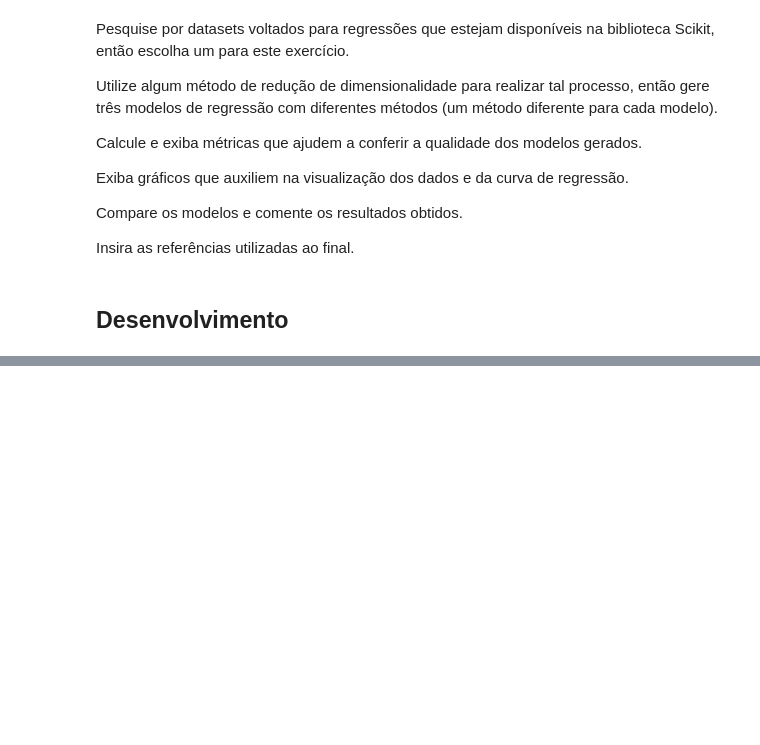
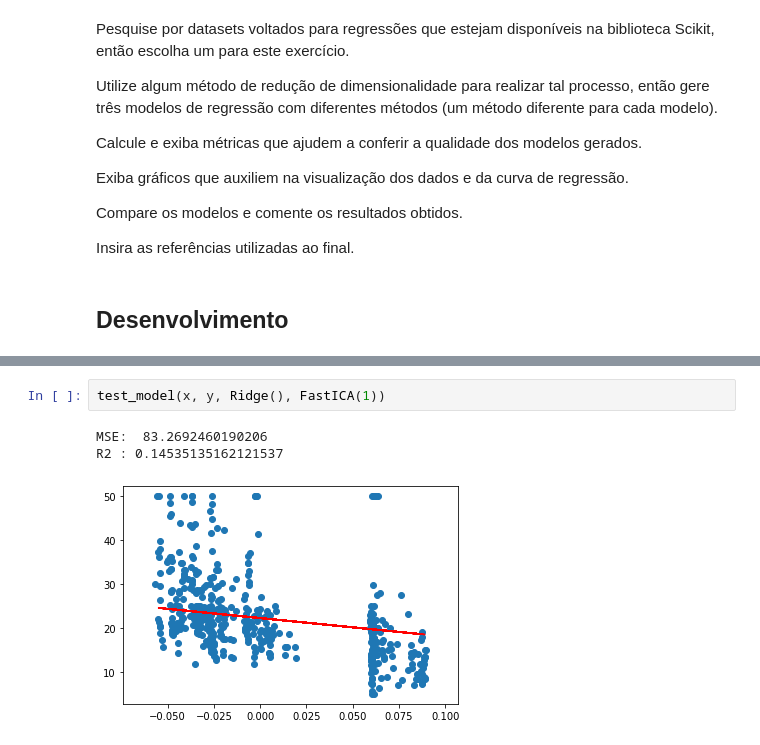
Before and after one commit to jonatas57/si, a Jupyter notebook: aula3/EC_3.ipynb, the cells around one changed output, grey strips where cells are left out. Drawn from its saved outputs; the diff is of its cells as text; blank space fills up the shorter version.

```diff
--- a/aula3/EC_3.ipynb
+++ b/aula3/EC_3.ipynb
@@ -30,0 +76,6 @@ Insira as referências utilizadas ao final.
+# %%
+test_model(x, y, Ridge(), FastICA(1))
+# %% [output]
+MSE:  83.2692460190206
+R2 : 0.14535135162121537
+[figure, added]
```
Also changed, not shown: parts of 16 cells of this notebook, 1 other file.
